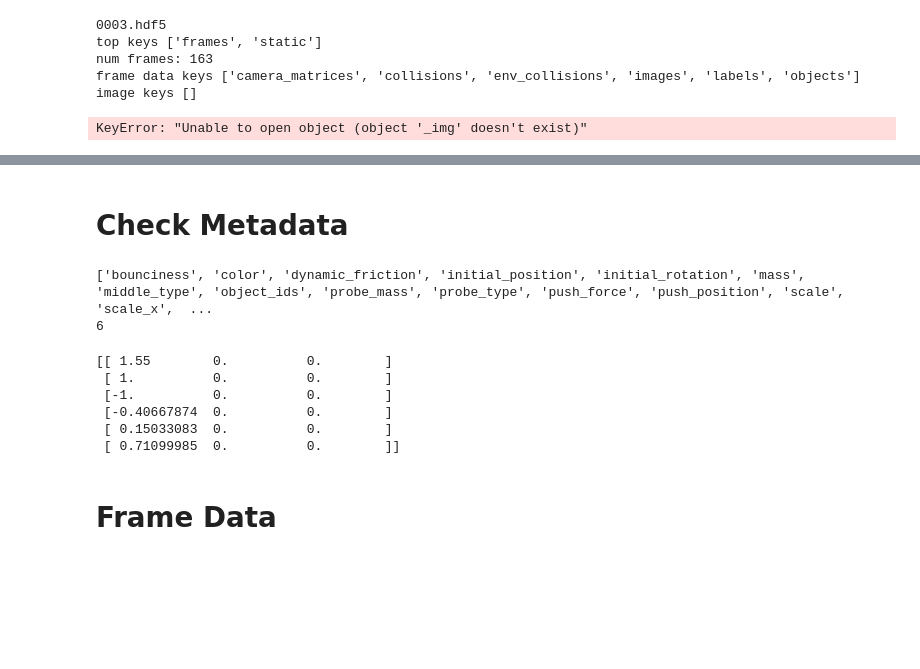
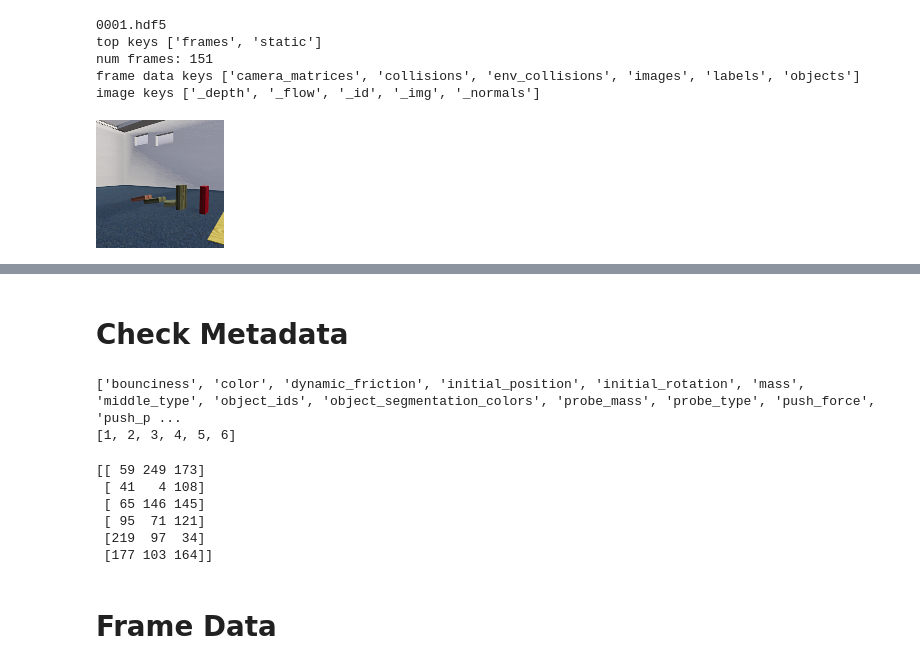
Before and after one commit to alters-mit/tdw_physics, a Jupyter notebook: notebooks/Dominoes_db011921.ipynb, the cells around one changed output, grey strips where cells are left out. Drawn from its saved outputs; the diff is of its cells as text; code cells hidden in the pictures; blank space fills up the shorter version.

Commit message:
object ids are incremented in order, segmentation_colors per id are stored, and target/zone/probe ids are stored in static data

```diff
--- a/notebooks/Dominoes_db011921.ipynb
+++ b/notebooks/Dominoes_db011921.ipynb
@@ -32,30 +34,30 @@ trials
 # %%
-TDW_DIR = trials[14]
-TNUM = 3
+TDW_DIR = trials[20]
+TNUM = 1
 FILE = "%04d.hdf5" % TNUM
 print(FILE)
 view_frame = 88
 f = h5py.File(os.path.join(TDW_DIR, FILE))
 
 # print the data structure
 print("top keys", [k for k in f.keys()])
 frames = f['frames']
 n_frames = len([k for k in frames.keys()])
 print("num frames: {}".format(n_frames))
 view_frame = np.minimum(view_frame, n_frames - 1)
 frame = frames["%04d" % (view_frame)]
 print("frame data keys", [k for k in frame.keys()])
 img = frame['images']
 print("image keys", [k for k in img.keys()])
 _img = Image.open(io.BytesIO(img["_img"][:]))
 _img
 # %% [output]
-0003.hdf5
+0001.hdf5
 top keys ['frames', 'static']
-num frames: 163
+num frames: 151
 frame data keys ['camera_matrices', 'collisions', 'env_collisions', 'images', 'labels', 'objects']
-image keys []
+image keys ['_depth', '_flow', '_id', '_img', '_normals']
-KeyError: "Unable to open object (object '_img' doesn't exist)"
+[figure, added]
 # %%
 %matplotlib nbagg
 SAVE = False
@@ -104,21 +106,21 @@ skeys = [k for k in f['static'].keys()]
 print(skeys)
 
 obj_ids = [oid for oid in f['static']['object_ids']]
-print(len(obj_ids))
+print(obj_ids)
 # %% [output]
-['bounciness', 'color', 'dynamic_friction', 'initial_position', 'initial_rotation', 'mass', 'middle_type', 'object_ids', 'probe_mass', 'probe_type', 'push_force', 'push_position', 'scale', 'scale_x',  ...
-6
+['bounciness', 'color', 'dynamic_friction', 'initial_position', 'initial_rotation', 'mass', 'middle_type', 'object_ids', 'object_segmentation_colors', 'probe_mass', 'probe_type', 'push_force', 'push_p ...
+[1, 2, 3, 4, 5, 6]
 # %%
-key = 'initial_position'
+key = 'object_segmentation_colors'
 meta = f['static'][key]
 print(np.array(meta))
 # %% [output]
-[[ 1.55        0.          0.        ]
- [ 1.          0.          0.        ]
- [-1.          0.          0.        ]
- [-0.40667874  0.          0.        ]
- [ 0.15033083  0.          0.        ]
- [ 0.71099985  0.          0.        ]]
+[[ 59 249 173]
+ [ 41   4 108]
+ [ 65 146 145]
+ [ 95  71 121]
+ [219  97  34]
+ [177 103 164]]
 # %% [markdown]
 # Frame Data
 # %%
```
Also changed, not shown: parts of 2 cells of this notebook, 6 other files.
